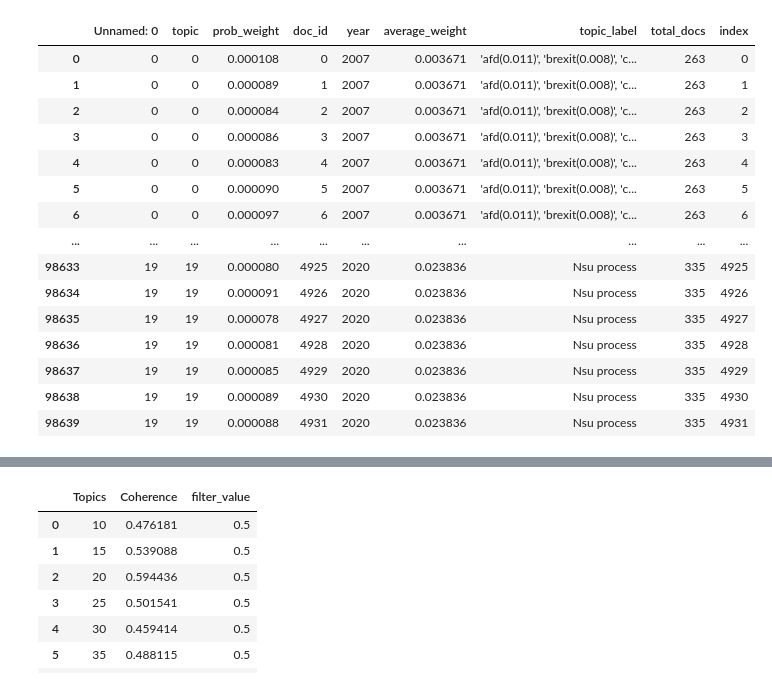
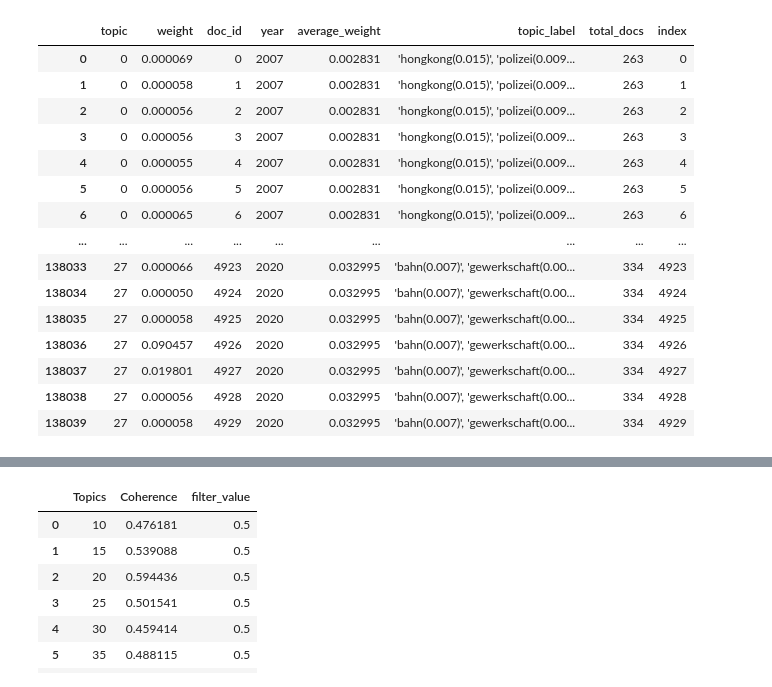
Before and after one commit to timurbachschi/Topic-Analysis-for-Tagesschau-data, a Jupyter notebook: topicModeling.ipynb, the cells around one changed output, grey strips where cells are left out. Cells and saved outputs as stored; diff of their text form; code cells hidden in the pictures.

```diff
--- a/topicModeling.ipynb
+++ b/topicModeling.ipynb
@@ -559,11 +549,12 @@ Words: ['gericht(0.013)', 'urteil(0.013)', 'prozess(0.012)', 'richter(0.007)', '
 # %%
 ## extract  topic weights for each document
+# Followed instructions by https://jeriwieringa.com/2017/06/21/Calculating-and-Visualizing-Topic-Significance-over-Time-Part-1/
 
-#load lda model
-lda_model = lda_models[2][1]#gensim.models.LdaModel.load("lda_putin.pkl")
+#load lda model or just use loaded model from above
+#lda_model = lda_models[9][1]
 
 # init DataFrame for calculated weights
-weights_output = pd.DataFrame(columns = ['topic', 'prob_weight', 'doc_id'])
+weights = pd.DataFrame(columns = ['topic', 'weight', 'doc_id'])
 
 # tqdm Bar for better logging
 pbar = tqdm.tqdm(total = len(corpus))
@@ -571,14 +562,14 @@ pbar = tqdm.tqdm(total = len(corpus))
 # calculate weights for each document
 for i in range(0, len(corpus)):
     doc_weights = lda_model[corpus[i]][0]
-    weights_df = pd.DataFrame(doc_weights, columns = ['topic', 'prob_weight'])
+    weights_df = pd.DataFrame(doc_weights, columns = ['topic', 'weight'])
     weights_df['doc_id'] = i
-    weights_output = weights_output.append(weights_df)
+    weights = weights.append(weights_df)
     pbar.update(1)
 pbar.close()
 
 #save weights
-weights_output.to_csv("topic_weights_bydoc.csv")
+weights.to_csv("per_document_topic_weights.csv")
 # %%
 # create yearly time-series weights
 
@@ -668,29 +670,45 @@ df12.to_pickle("FULL_TAGESSCHAU_PROCESSED.pkl")
 # %%
 # create normalized topic weights (not correctly right now :/ )
-
+df12 = pd.read_csv("FULL_TAGESSCHAU_PROCESSED.csv")
+df12.drop(columns=['Unnamed: 0','Unnamed: 0.1'],inplace=True)
 indeex = []
-for i in range(20):
-    for j in range(4932):
+#print(len(df))
+#print(len(df['preprocessed']))
+for i in range(28):
+    for j in range((4930)):
         indeex.append(j)
 #print(indeex[:50])
 df12 = df12.sort_values(by=['topic','doc_id'])
 df12['index'] = indeex
 df12.reset_index(inplace=True)
 df12.drop(columns='level_0',inplace=True)
+
+print("df12:")
 display(df12)
-dtm = df12.pivot(index='index',columns='topic', values='prob_weight').fillna(0)
-#display(dtm)
+dtm = df12.pivot(index='index',columns='topic', values='weight').fillna(0)
+print("dtm before normalization process:")
+display(dtm)
+dtm = dtm.div(dtm.sum(axis=1), axis=0)
+# normalize from 0 to 1
+for i in range(len(dtm)):
+    x = dtm.loc[i,:] #returns a numpy array
+    x_scaled = (x - np.min(x)) / np.ptp(x)
+    dtm.at[i,:] = (x_scaled)
 # Divide each value in a row by the sum of the row to normalize the values
-dtm = (dtm.T/dtm.sum(axis=1)).T
-#display(dtm)
+#dtm = (dtm.T/dtm.sum(axis=1)).T
+print("dtm after normalization process:")
+display(dtm)
 # Shift back to a long dataframe
 dt_norm = dtm.stack().reset_index()
-dt_norm.columns = ['index_pos', 'topic_id', 'norm_topic_weight']
-dt_norm.sort_values(by='topic_id')
+dt_norm.columns = ['index', 'topic', 'norm_topic_weight']
+dt_norm.sort_values(by='topic')
+print("df_norm:")
 display(dt_norm)
-display(df12.merge(dt_norm,on='topic_id'))
+df12 = pd.merge(df12,dt_norm,on=['index','topic'])
+#df12Test.drop(columns='Unnamed: 0',inplace=True)
+display(df12Test)
 #df12['norm_topic_weight'] = dt_norm['norm_topic_weight']
-display(df12)
+#display(df12)
 #display(dt_norm.sort_values(by='topic_id'))
 #display(dt_norm)
 # %% [output]
@@ -697,16 +716,16 @@ display(df12)
-|  | Unnamed: 0 | topic | prob_weight | doc_id | year | average_weight | topic_label | total_docs | index |
-| 0 | 0 | 0 | 0.000108 | 0 | 2007 | 0.003671 | 'afd(0.011)', 'brexit(0.008)', 'c... | 263 | 0 |
-| 1 | 0 | 0 | 0.000089 | 1 | 2007 | 0.003671 | 'afd(0.011)', 'brexit(0.008)', 'c... | 263 | 1 |
-| 2 | 0 | 0 | 0.000084 | 2 | 2007 | 0.003671 | 'afd(0.011)', 'brexit(0.008)', 'c... | 263 | 2 |
-| 3 | 0 | 0 | 0.000086 | 3 | 2007 | 0.003671 | 'afd(0.011)', 'brexit(0.008)', 'c... | 263 | 3 |
-| 4 | 0 | 0 | 0.000083 | 4 | 2007 | 0.003671 | 'afd(0.011)', 'brexit(0.008)', 'c... | 263 | 4 |
-| 5 | 0 | 0 | 0.000090 | 5 | 2007 | 0.003671 | 'afd(0.011)', 'brexit(0.008)', 'c... | 263 | 5 |
-| 6 | 0 | 0 | 0.000097 | 6 | 2007 | 0.003671 | 'afd(0.011)', 'brexit(0.008)', 'c... | 263 | 6 |
-| ... | ... | ... | ... | ... | ... | ... | ... | ... | ... |
-| 98633 | 19 | 19 | 0.000080 | 4925 | 2020 | 0.023836 | Nsu process | 335 | 4925 |
-| 98634 | 19 | 19 | 0.000091 | 4926 | 2020 | 0.023836 | Nsu process | 335 | 4926 |
-| 98635 | 19 | 19 | 0.000078 | 4927 | 2020 | 0.023836 | Nsu process | 335 | 4927 |
-| 98636 | 19 | 19 | 0.000081 | 4928 | 2020 | 0.023836 | Nsu process | 335 | 4928 |
-| 98637 | 19 | 19 | 0.000085 | 4929 | 2020 | 0.023836 | Nsu process | 335 | 4929 |
-| 98638 | 19 | 19 | 0.000089 | 4930 | 2020 | 0.023836 | Nsu process | 335 | 4930 |
-| 98639 | 19 | 19 | 0.000088 | 4931 | 2020 | 0.023836 | Nsu process | 335 | 4931 |
+|  | topic | weight | doc_id | year | average_weight | topic_label | total_docs | index |
+| 0 | 0 | 0.000069 | 0 | 2007 | 0.002831 | 'hongkong(0.015)', 'polizei(0.009... | 263 | 0 |
+| 1 | 0 | 0.000058 | 1 | 2007 | 0.002831 | 'hongkong(0.015)', 'polizei(0.009... | 263 | 1 |
+| 2 | 0 | 0.000056 | 2 | 2007 | 0.002831 | 'hongkong(0.015)', 'polizei(0.009... | 263 | 2 |
+| 3 | 0 | 0.000056 | 3 | 2007 | 0.002831 | 'hongkong(0.015)', 'polizei(0.009... | 263 | 3 |
+| 4 | 0 | 0.000055 | 4 | 2007 | 0.002831 | 'hongkong(0.015)', 'polizei(0.009... | 263 | 4 |
+| 5 | 0 | 0.000056 | 5 | 2007 | 0.002831 | 'hongkong(0.015)', 'polizei(0.009... | 263 | 5 |
+| 6 | 0 | 0.000065 | 6 | 2007 | 0.002831 | 'hongkong(0.015)', 'polizei(0.009... | 263 | 6 |
+| ... | ... | ... | ... | ... | ... | ... | ... | ... |
+| 138033 | 27 | 0.000066 | 4923 | 2020 | 0.032995 | 'bahn(0.007)', 'gewerkschaft(0.00... | 334 | 4923 |
+| 138034 | 27 | 0.000050 | 4924 | 2020 | 0.032995 | 'bahn(0.007)', 'gewerkschaft(0.00... | 334 | 4924 |
+| 138035 | 27 | 0.000058 | 4925 | 2020 | 0.032995 | 'bahn(0.007)', 'gewerkschaft(0.00... | 334 | 4925 |
+| 138036 | 27 | 0.090457 | 4926 | 2020 | 0.032995 | 'bahn(0.007)', 'gewerkschaft(0.00... | 334 | 4926 |
+| 138037 | 27 | 0.019801 | 4927 | 2020 | 0.032995 | 'bahn(0.007)', 'gewerkschaft(0.00... | 334 | 4927 |
+| 138038 | 27 | 0.000056 | 4928 | 2020 | 0.032995 | 'bahn(0.007)', 'gewerkschaft(0.00... | 334 | 4928 |
+| 138039 | 27 | 0.000058 | 4929 | 2020 | 0.032995 | 'bahn(0.007)', 'gewerkschaft(0.00... | 334 | 4929 |
```
Also changed, not shown: parts of 15 cells of this notebook.
